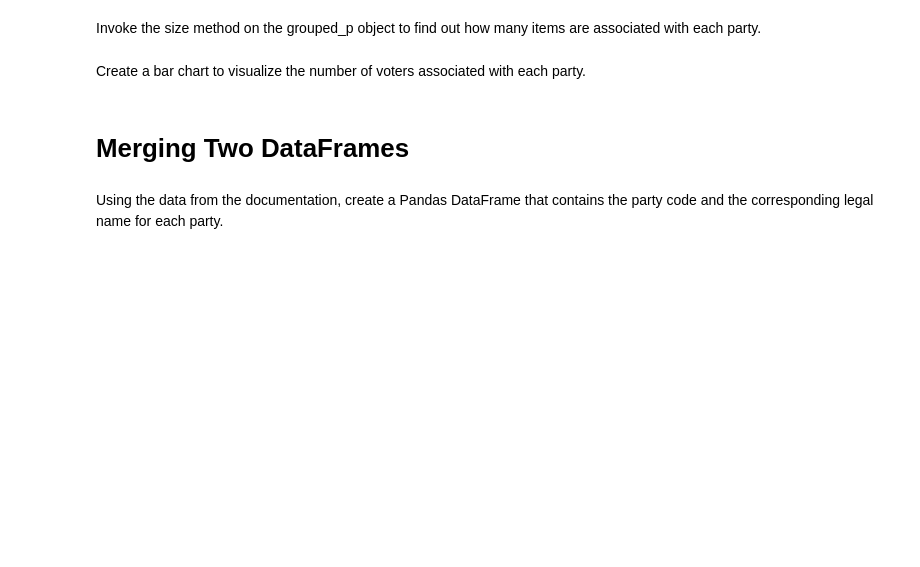
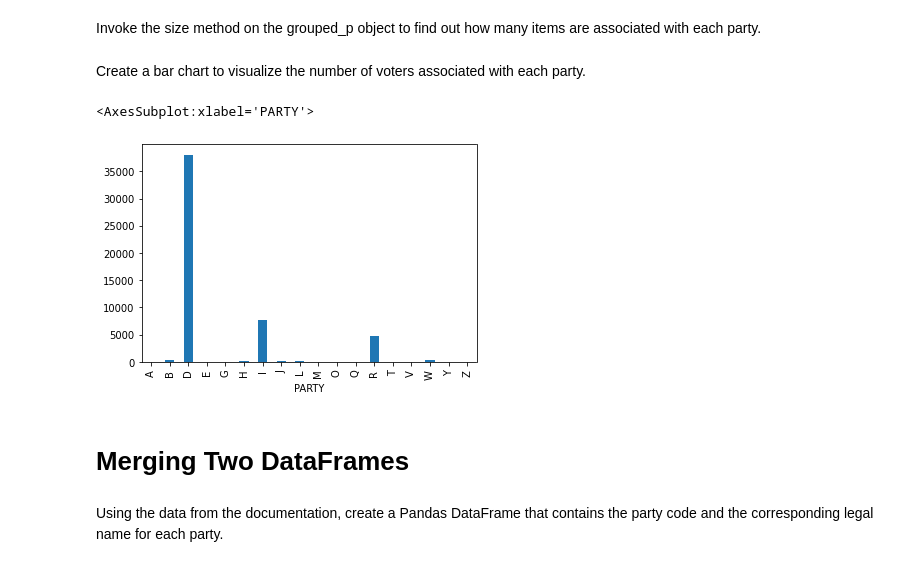
Before and after one commit to vandanafs/DataEngineering.Labs.RegisteredVotersFileWilmingtonDE, a Jupyter notebook: wilmington_de_registered_voters.ipynb, the cells around one changed output. Cells and saved outputs as stored; diff of their text form; code cells hidden in the pictures; blank space fills up the shorter version.

```diff
--- a/wilmington_de_registered_voters.ipynb
+++ b/wilmington_de_registered_voters.ipynb
@@ -73,2 +127,4 @@ Group objects using the PARTY column. Assign the value to a variable called grou
+# %%
+grouped_p=df.groupby('PARTY')
 # %% [markdown]
 Display the value of the groups attribute belonging to the grouped_p object.
@@ -81,2 +137,4 @@ Invoke the size method on the grouped_p object to find out how many items are as
+# %%
+c=grouped_p.size()
 # %% [markdown]
 Create a bar chart to visualize the number of voters associated with each party.
@@ -85,3 +141,8 @@ Create a bar chart to visualize the number of voters associated with each party.
+# %%
+c.plot.bar()
+# %% [output]
+<AxesSubplot:xlabel='PARTY'>
+[figure, added]
 # %% [markdown]
 # Merging Two DataFrames
 # %% [markdown]
```
Also changed, not shown: parts of 47 cells of this notebook.
